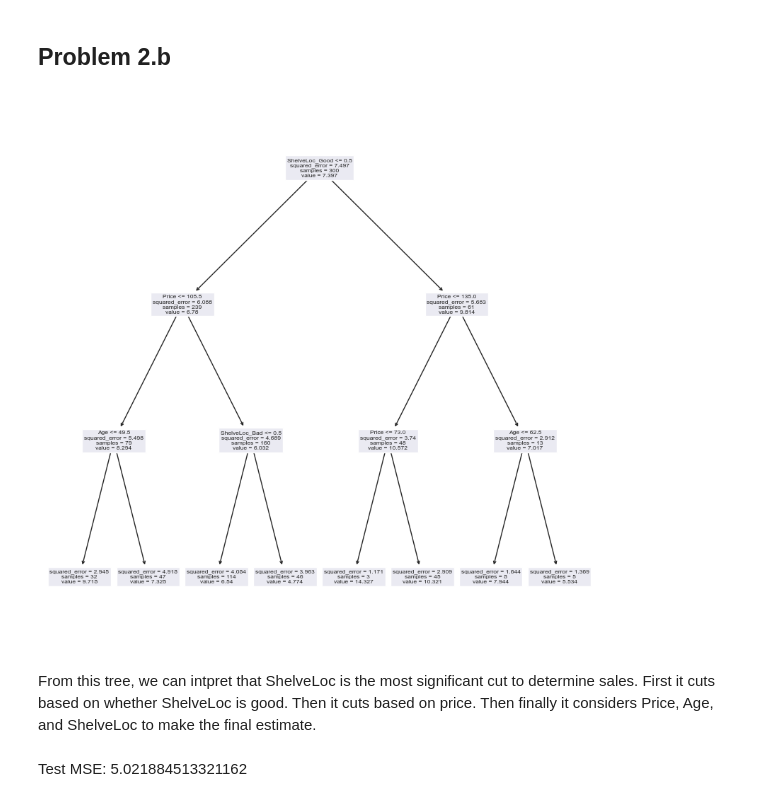
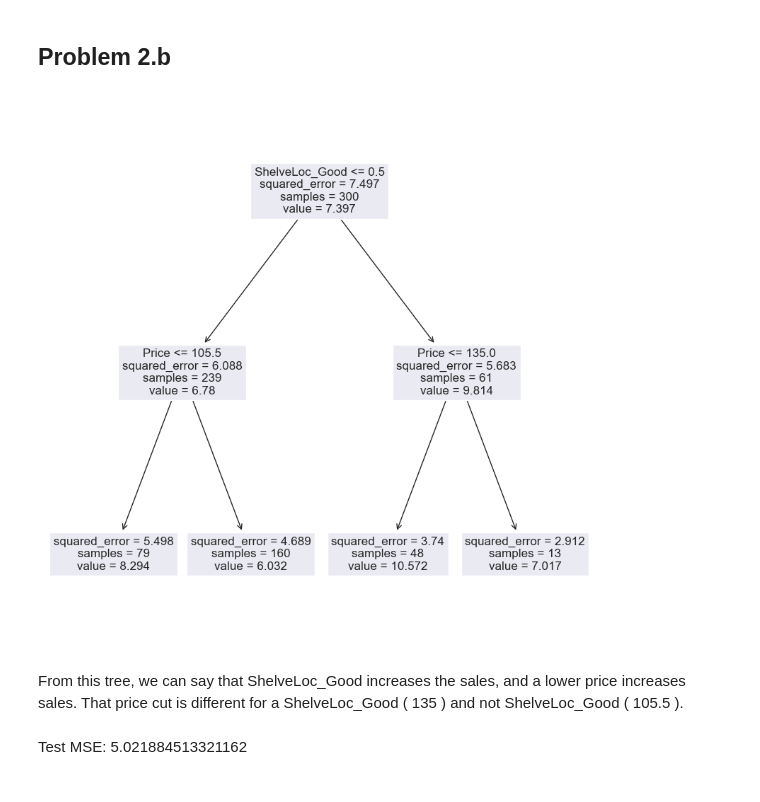
Before and after one commit to AlistairKeiller/STATS-202, a Jupyter notebook: HW4.ipynb, the cells around one changed output. Drawn from its saved outputs; the diff is of its cells as text; code cells hidden in the pictures.

```diff
--- a/HW4.ipynb
+++ b/HW4.ipynb
@@ -59,19 +66,19 @@ sns.set_theme()
 Carseats = load_data("Carseats")
 Carseats = pd.get_dummies(Carseats)
 X_train, X_test, Y_train, Y_test = train_test_split(
-    Carseats.drop(["Sales"], axis=1), Carseats["Sales"], random_state=42
+    Carseats.drop("Sales", axis=1), Carseats.Sales, random_state=42
 )
 # %% [markdown]
 ## Problem 2.b
 # %%
-tree = DecisionTreeRegressor(max_depth=3, random_state=42).fit(X_train, Y_train)
+tree = DecisionTreeRegressor(max_depth=2, random_state=42).fit(X_train, Y_train)
 plt.figure(figsize=(10, 10))
 plot_tree(tree, feature_names=X_train.columns.to_list())
 plt.show()
 # %% [output]
-[figure, old version]
+[figure, new version]
-# %% [markdown]
-From this tree, we can intpret that ShelveLoc is the most significant cut to determine sales. First it cuts based on whether ShelveLoc is good. Then it cuts based on price. Then finally it considers Price, Age, and ShelveLoc to make the final estimate.
+# %% [markdown]
+From this tree, we can say that ShelveLoc_Good increases the sales, and a lower price increases sales. That price cut is different for a ShelveLoc_Good ( 135 ) and not ShelveLoc_Good ( 105.5 ).
 # %%
 Markdown("Test MSE is " + str(mean_squared_error(tree.predict(X_test), Y_test)))
 # %% [output]
```
Also changed, not shown: parts of 24 cells of this notebook.
